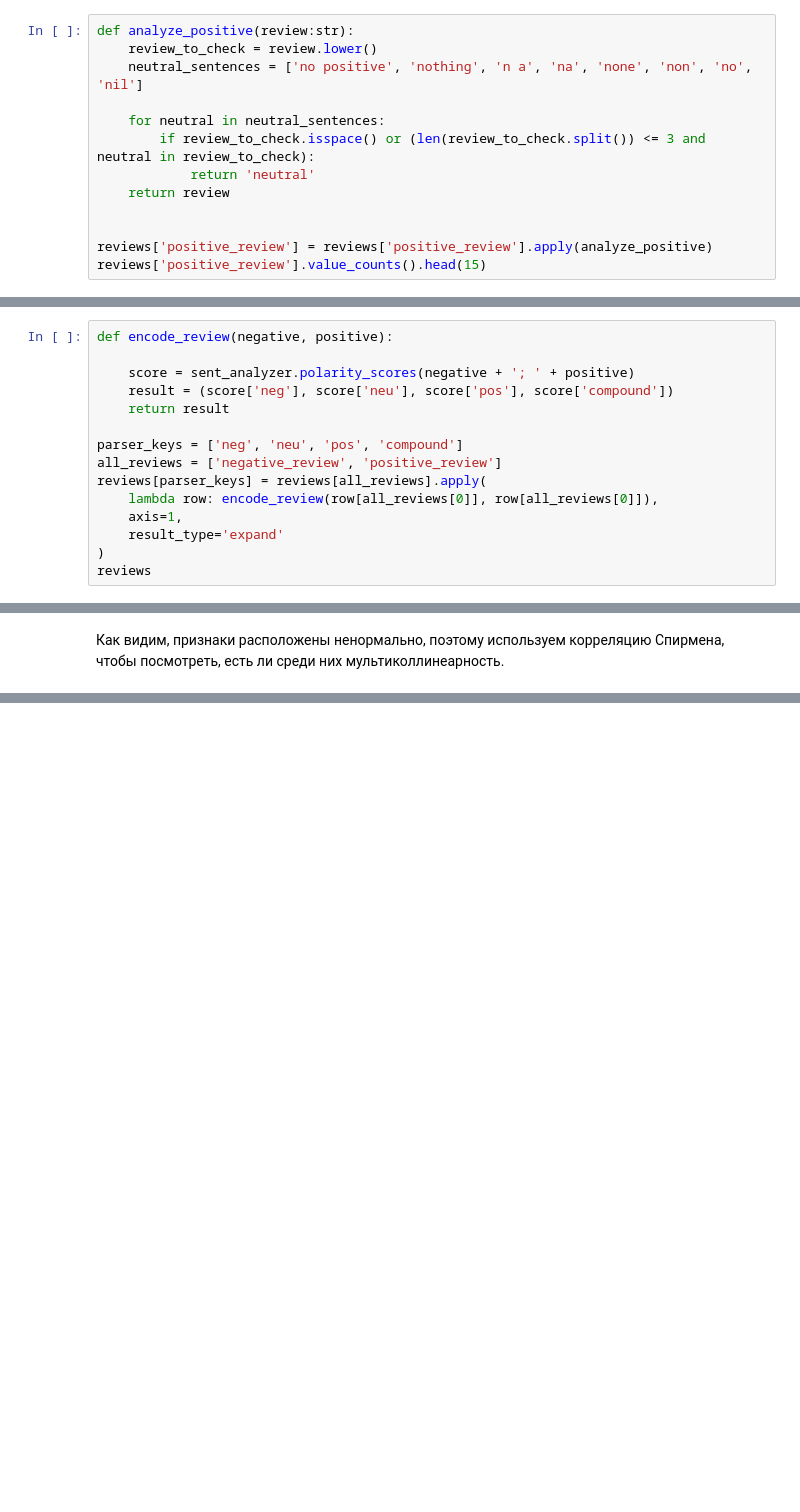
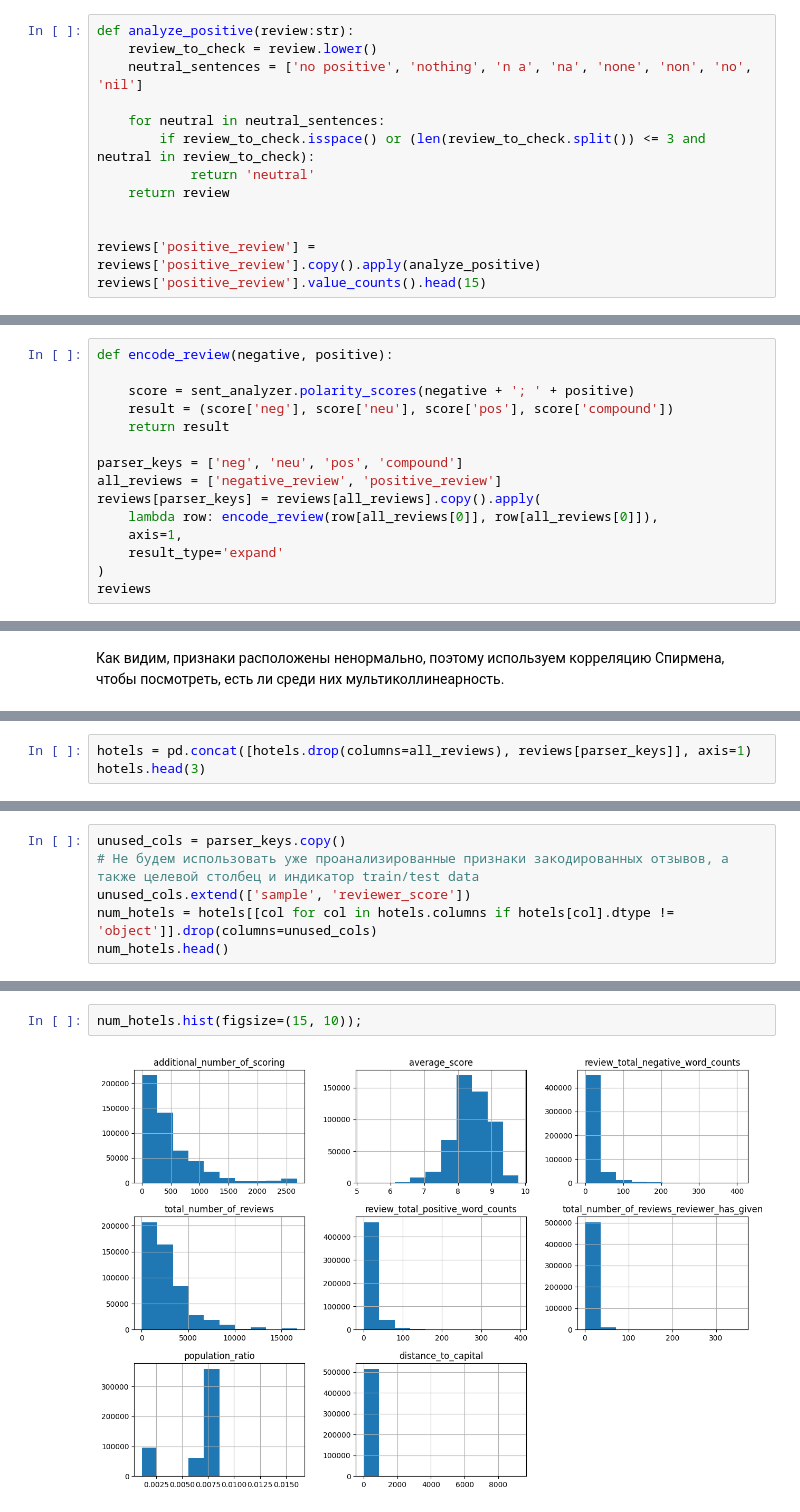
Before and after one commit to ScReameer/EDA-Project-3-rating-prediction, a Jupyter notebook: Project_3 Rating prediction.ipynb, the cells around one changed output, grey strips where cells are left out. Saved outputs shown, nothing was run; the diff lists cells and outputs as text; blank space fills up the shorter version.

```diff
--- a/Project_3 Rating prediction.ipynb
+++ b/Project_3 Rating prediction.ipynb
@@ -582,7 +575,7 @@ def analyze_positive(review:str):
     return review
 
 
-reviews['positive_review'] = reviews['positive_review'].apply(analyze_positive)
+reviews['positive_review'] = reviews['positive_review'].copy().apply(analyze_positive)
 reviews['positive_review'].value_counts().head(15)
 # %% [output]
 A value is trying to be set on a copy of a slice from a DataFrame.
@@ -617,7 +610,7 @@ def encode_review(negative, positive):
 
 parser_keys = ['neg', 'neu', 'pos', 'compound']
 all_reviews = ['negative_review', 'positive_review']
-reviews[parser_keys] = reviews[all_reviews].apply(
+reviews[parser_keys] = reviews[all_reviews].copy().apply(
     lambda row: encode_review(row[all_reviews[0]], row[all_reviews[0]]),
     axis=1,
     result_type='expand'
@@ -675,0 +669,3 @@ corr_heatmap.set_title('Матрица корреляции для закоди
+# %%
+hotels = pd.concat([hotels.drop(columns=all_reviews), reviews[parser_keys]], axis=1)
+hotels.head(3)
@@ -675,0 +834,6 @@ corr_heatmap.set_title('Матрица корреляции для закоди
+# %%
+unused_cols = parser_keys.copy()
+# Не будем использовать уже проанализированные признаки закодированных отзывов, а также целевой столбец и индикатор train/test data
+unused_cols.extend(['sample', 'reviewer_score'])
+num_hotels = hotels[[col for col in hotels.columns if hotels[col].dtype != 'object']].drop(columns=unused_cols)
+num_hotels.head()
@@ -675,0 +849,4 @@ corr_heatmap.set_title('Матрица корреляции для закоди
+# %%
+num_hotels.hist(figsize=(15, 10));
+# %% [output]
+[figure, added]
```
Also changed, not shown: parts of 44 cells of this notebook.
